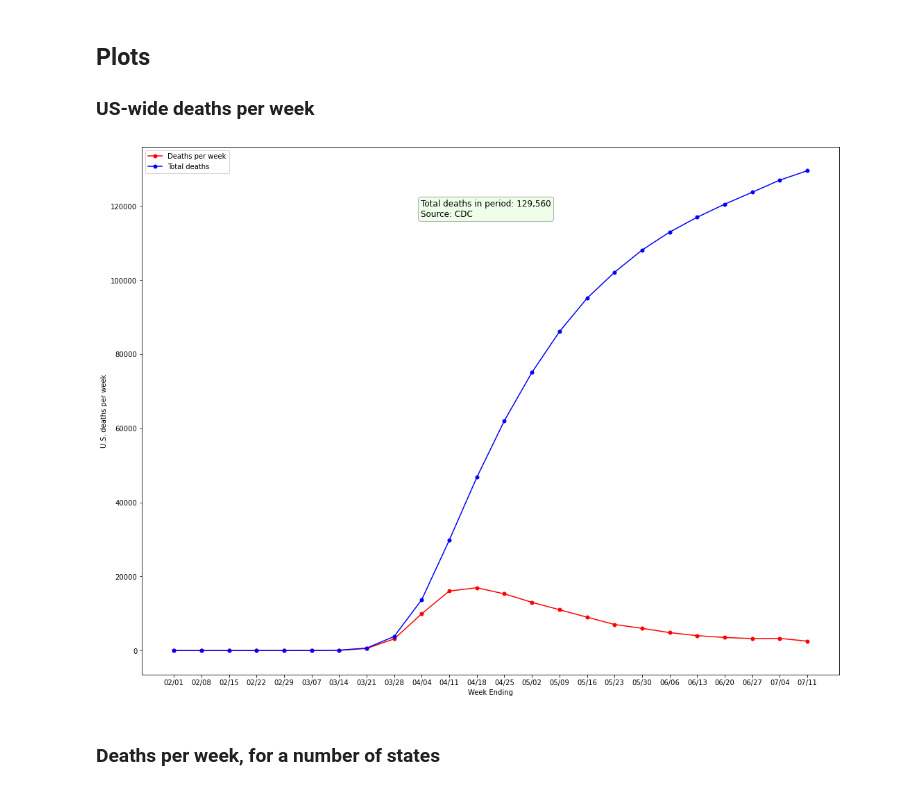
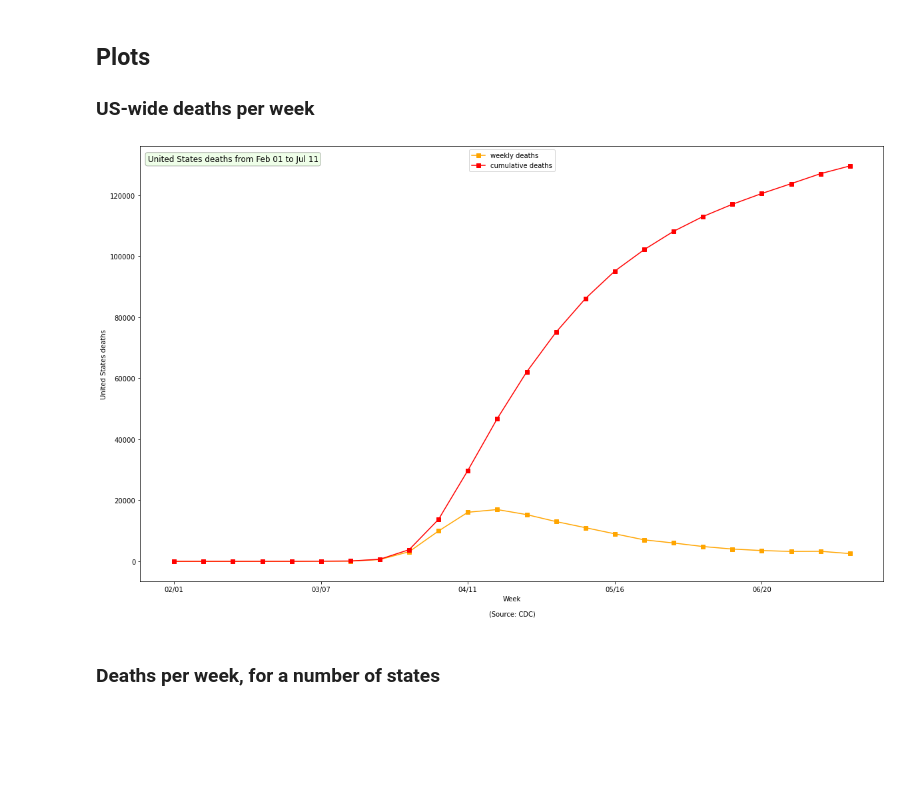
Before and after one commit to bmc/covid19, a Jupyter notebook: cdc.ipynb, the cells around one changed output. Drawn from its saved outputs; the diff is of its cells as text; code cells hidden in the pictures; blank space fills up the shorter version.

Commit message:
Converted to Pandas.

```diff
--- a/cdc.ipynb
+++ b/cdc.ipynb
@@ -64,0 +78,3 @@ weekly_cdc_data = load_data()
+# %%
+df = load_data()
+df
@@ -65,21 +95,30 @@ weekly_cdc_data = load_data()
 # %%
-def get_death_counts(weekly_data, state='United States', trim_final_week=True):
+def get_death_counts(df, state='United States', trim_final_week=True):
     """
     Extract weekly death counts for a particular state or
     for the United States as a whole.
 
-    Returns a list of (datetime.date, count) pairs, which the date
-    represents the start of a particular week.
+    Returns a new DataFrame with only data for the specified state,
+    with the 'start_week', 'month_day', 'state', and 'week_deaths'
+    columns, as well as a 'cumulative_deaths' column that captures
+    cumulative deaths as of a given week.
+
+    Parameters:
+
+    df              - Pandas DataFrame containing the CDC data,
+                      as loaded by load_data()
+    state           - The state for which data is to be returned.
+    trim_final_week - True to trim the final week; False otherwise.
 
     NOTE: The final week of the CDC data is automatically trimmed
     (unless trim_final_week is set to False), because experience
     shows that it generally represents partial data, which skews the
     graphs.
     """
-    state_data = weekly_data[state]
-    deaths = sorted([(week, datum.deaths) for week, datum in state_data.items()])
+    df2 = df.loc[df.state == state].sort_values('month_day', inplace=False)
+    if trim_final_week:
+        df2.drop(df2.tail(1).index, inplace=True)
 
-    if trim_final_week:
-        deaths = deaths[:-1]
-
-    return deaths
+    df2['cumulative_deaths'] = df2.week_deaths.cumsum()
+    return df2[['start_week', 'month_day', 'state', 'week_deaths',
+                'cumulative_deaths']]
@@ -129,11 +206,9 @@ def plot_deaths(deaths, ylabel, image_file_name=None):
 ## Plots
 
 ### US-wide deaths per week
-# %%
-us_deaths = get_death_counts(weekly_cdc_data)
-fig, ax = plot_deaths(us_deaths, 'U.S. deaths per week', image_file_name='cdc-us-deaths.png')
-fig.show()
-# %% [output]
-[figure, removed]
+# %%
+fig, ax = plot_deaths_for_one(df, 'United States', plot_types=PlotType.all(), marker=True)
+# %% [output]
+[figure, added]
 # %% [markdown]
 ### Deaths per week, for a number of states
```
Also changed, not shown: parts of 24 cells of this notebook.
